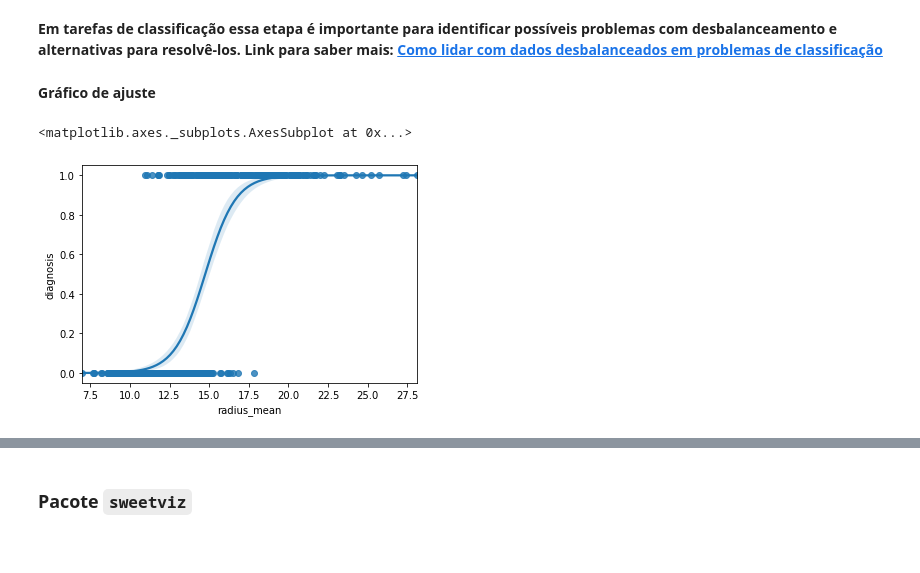
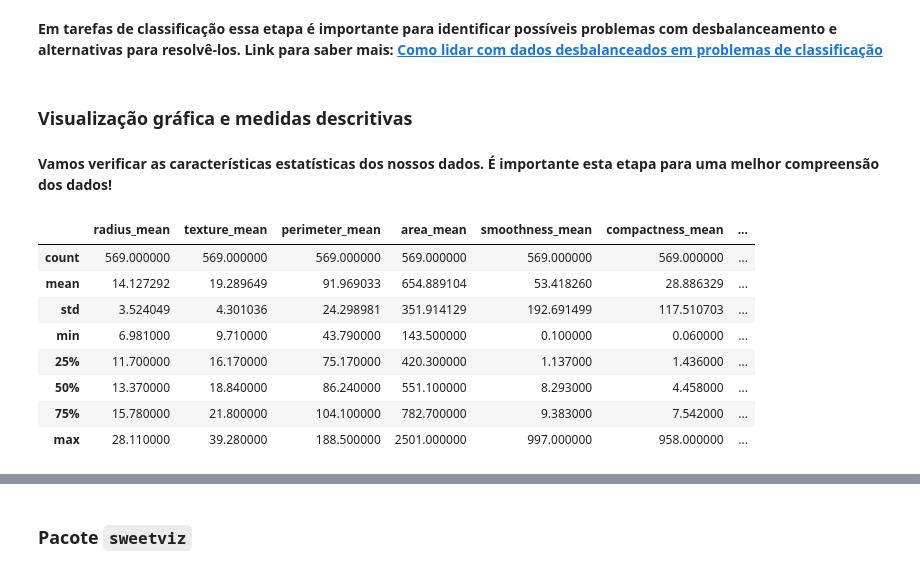
Before and after one commit to rebecadieb/intro_ML_datagirls, a Jupyter notebook: intro_ML.ipynb, the cells around one changed output, grey strips where cells are left out. Cells and saved outputs as stored; diff of their text form; code cells hidden in the pictures.

```diff
--- a/intro_ML.ipynb
+++ b/intro_ML.ipynb
@@ -161,5 +161,3 @@ M    212
 Name: diagnosis, dtype: int64
 # %% [markdown]
 **Em tarefas de classificação essa etapa é importante para identificar possíveis problemas com desbalanceamento e alternativas para resolvê-los. Link para saber mais: [Como lidar com dados desbalanceados em problemas de classificação](https://medium.com/data-hackers/como-lidar-com-dados-desbalanceados-em-problemas-de-classifica%C3%A7%C3%A3o-17c4d4357ef9)**
-# %% [markdown]
-**Gráfico de ajuste**
@@ -170,11 +164,19 @@ from sklearn.preprocessing import LabelEncoder
-# %%
-def fitted_plot(data, x, y, logistic, name_fig):
-  data["diagnosis"] = LabelEncoder().fit_transform(dados[y])
-  fitted = sns.regplot(x=x, y='diagnosis', data = data, logistic=logistic)
-  fitted.get_figure().savefig(name_fig)
-  return(fitted)
-
-fitted_plot(dados, 'radius_mean', 'diagnosis', True, 'log_test.png')
-# %% [output]
-<matplotlib.axes._subplots.AxesSubplot at 0x...>
-[figure, removed]
+# %% [markdown]
+### Visualização gráfica e medidas descritivas
+# %% [markdown]
+**Vamos verificar as características estatísticas dos nossos dados. É importante esta etapa para uma melhor compreensão dos dados!**
+# %%
+# Vocês preenchem!
+# Contagem, média, minimo, maximo...
+
+dados.describe()
+# %% [output]
+|  | radius_mean | texture_mean | perimeter_mean | area_mean | smoothness_mean | compactness_mean | ... |
+| count | 569.000000 | 569.000000 | 569.000000 | 569.000000 | 569.000000 | 569.000000 | ... |
+| mean | 14.127292 | 19.289649 | 91.969033 | 654.889104 | 53.418260 | 28.886329 | ... |
+| std | 3.524049 | 4.301036 | 24.298981 | 351.914129 | 192.691499 | 117.510703 | ... |
+| min | 6.981000 | 9.710000 | 43.790000 | 143.500000 | 0.100000 | 0.060000 | ... |
+| 25% | 11.700000 | 16.170000 | 75.170000 | 420.300000 | 1.137000 | 1.436000 | ... |
+| 50% | 13.370000 | 18.840000 | 86.240000 | 551.100000 | 8.293000 | 4.458000 | ... |
+| 75% | 15.780000 | 21.800000 | 104.100000 | 782.700000 | 9.383000 | 7.542000 | ... |
+| max | 28.110000 | 39.280000 | 188.500000 | 2501.000000 | 997.000000 | 958.000000 | ... |
```
Also changed, not shown: parts of 10 cells of this notebook.
